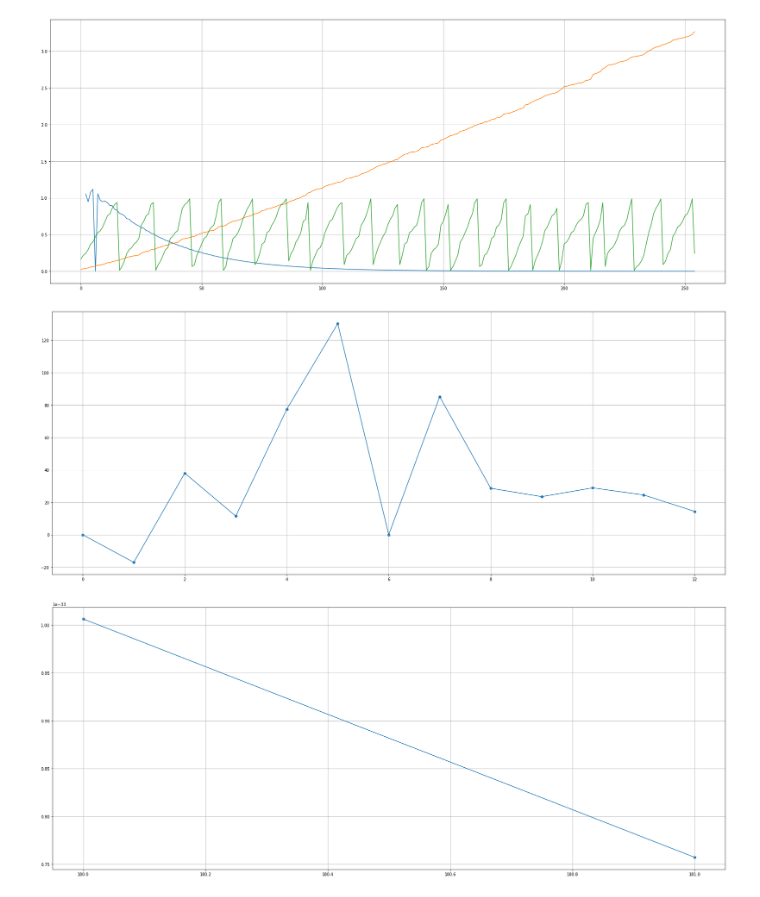
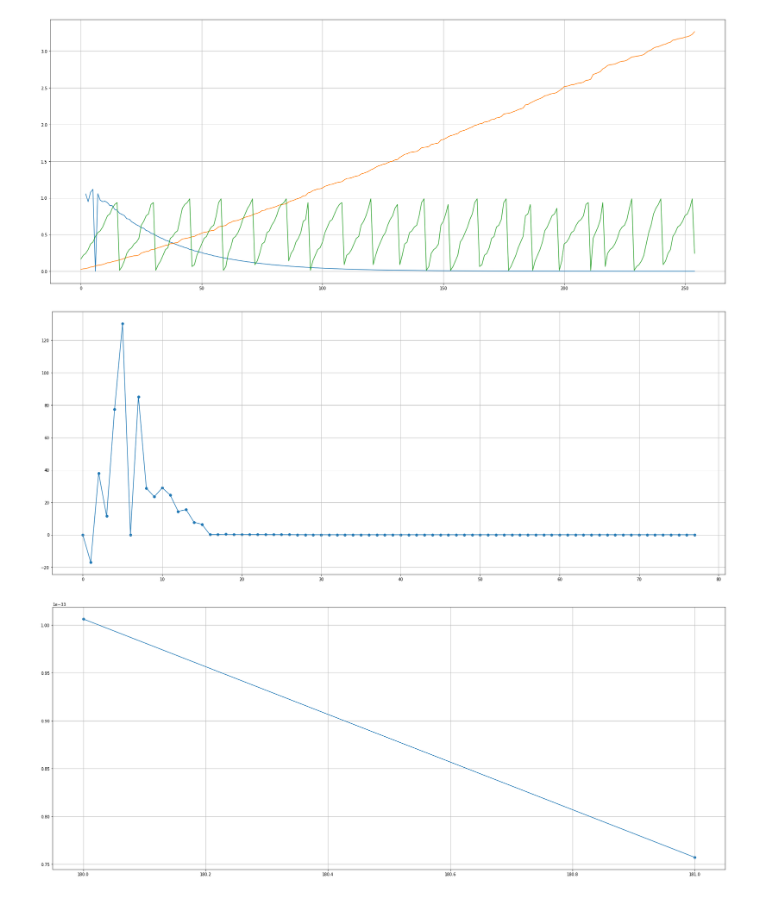
Before and after one commit to fbunc/bending_the_index, a Jupyter notebook: readme.ipynb, the cells around one changed output. Saved outputs shown, nothing was run; the diff lists cells and outputs as text; code cells hidden in the pictures.

```diff
--- a/readme.ipynb
+++ b/readme.ipynb
@@ -178,18 +178,18 @@ plt.grid()
 # %%
 plt.figure(figsize=(30,12))
 #plt.plot(index,b**(1/13))
 #plt.plot(index,a)
 #plt.plot(index,c)
 #plt.plot(index,test_prime*(1/(13*39)))
 #plt.plot(index,p_mod*(1/(13*6)))
 ddd=b*p_mod
 aa=0
-bb=aa+13
+bb=aa+78
 plt.scatter(index[aa:bb],ddd[aa:bb])
 plt.plot(index[aa:bb],ddd[aa:bb])
 plt.grid(True)
 # %% [output]
-[figure, old version]
+[figure, new version]
 # %%
 plt.figure(figsize=(30,12))
 #plt.plot(index,b**(1/13))
```
Also changed, not shown: parts of 2 cells of this notebook, 1 other file.
